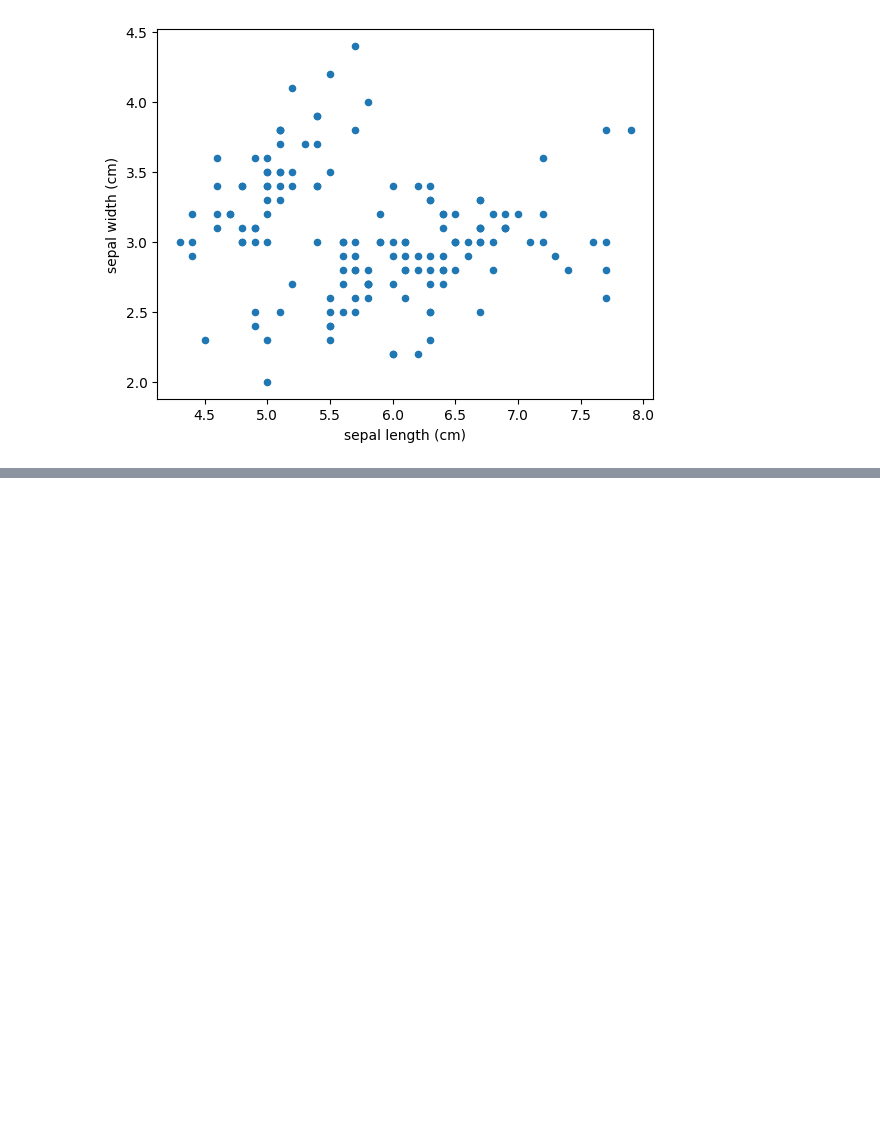
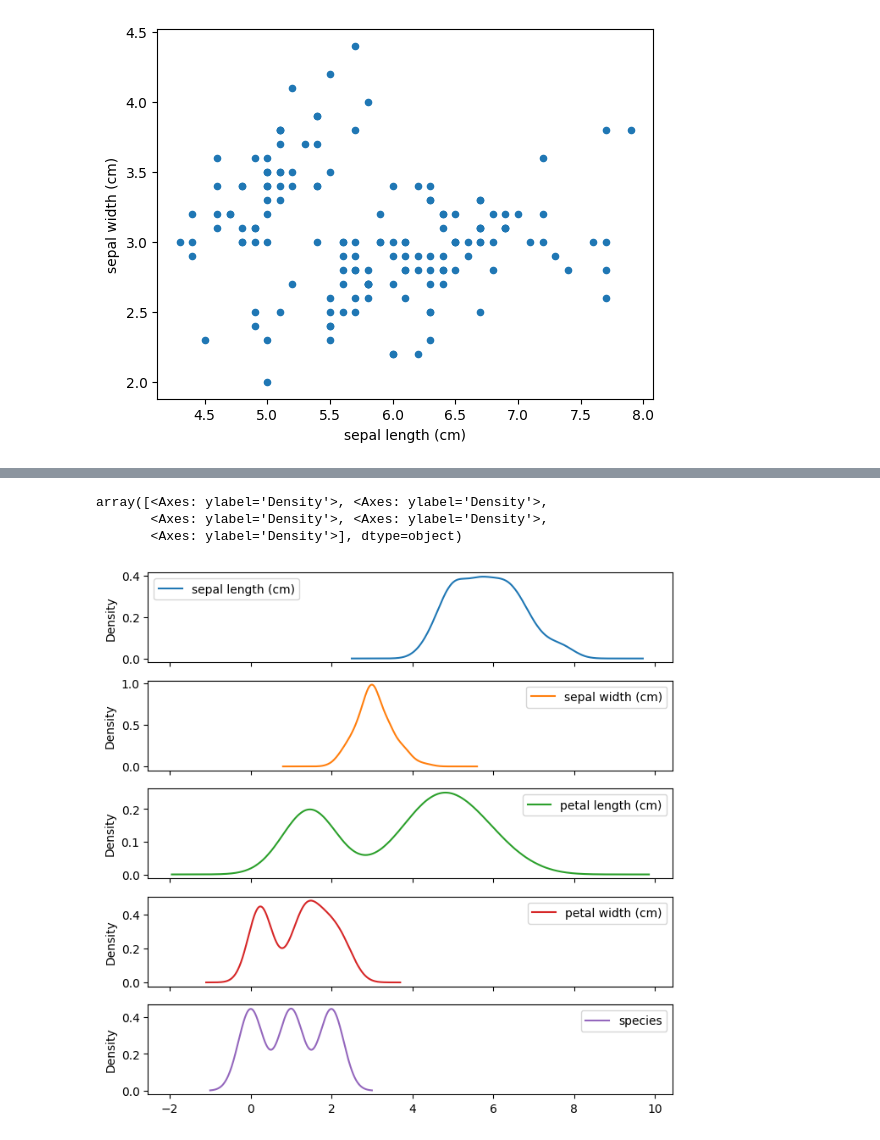
Before and after one commit to matheusoliv16/Python_DSA, a Jupyter notebook: pandas/pandas.ipynb, the cells around one changed output, grey strips where cells are left out. Cells and saved outputs as stored; diff of their text form; code cells hidden in the pictures; blank space fills up the shorter version.

```diff
--- a/pandas/pandas.ipynb
+++ b/pandas/pandas.ipynb
@@ -517,0 +532,7 @@ columns = ['sepal length (cm)']
+# %%
+df.plot.kde(subplots=True, figsize = (8,8))
+# %% [output]
+array([<Axes: ylabel='Density'>, <Axes: ylabel='Density'>,
+       <Axes: ylabel='Density'>, <Axes: ylabel='Density'>,
+       <Axes: ylabel='Density'>], dtype=object)
+[figure, added]
```
Also changed, not shown: parts of 5 cells of this notebook, 2 other files.
